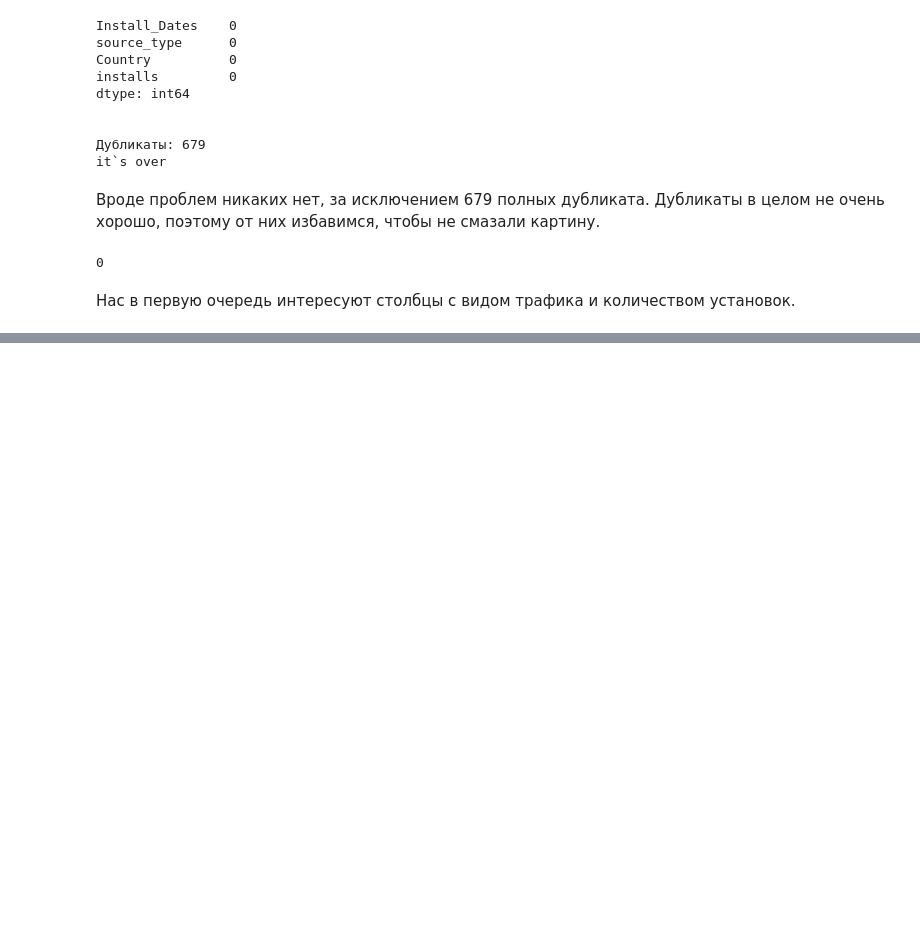
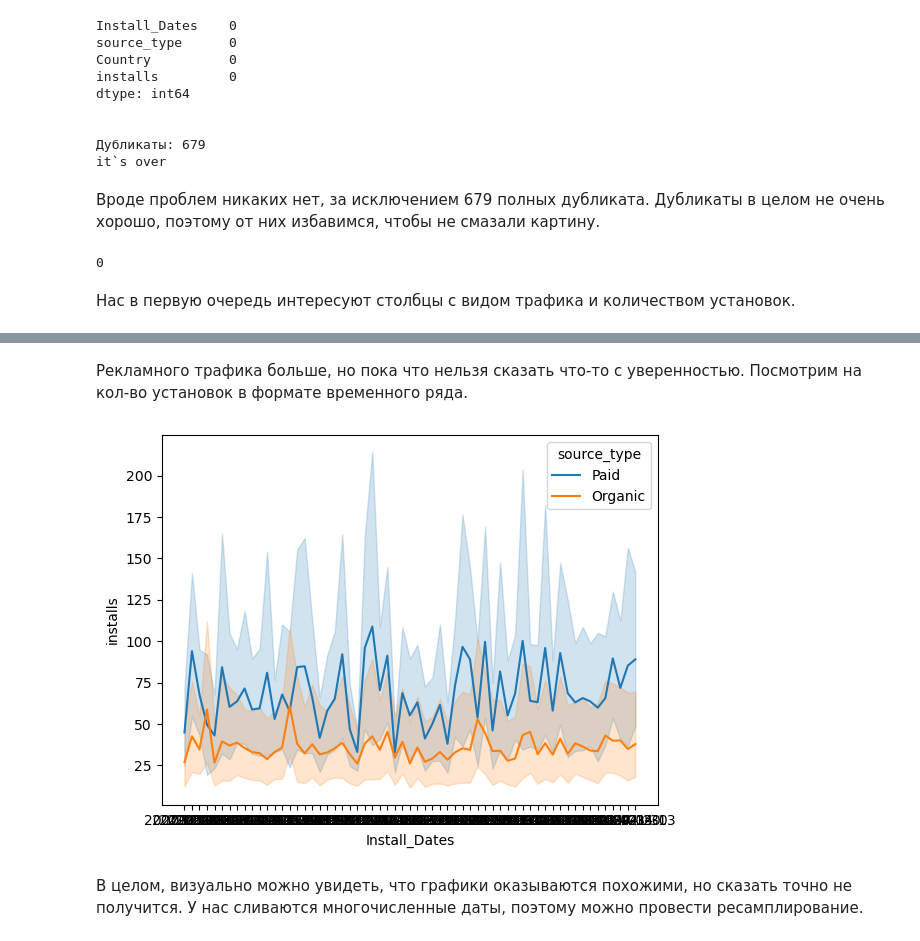
Before and after one commit to themjdex/skytec-games-test-job, a Jupyter notebook: 5_traffic_analysis.ipynb, the cells around one changed output, grey strips where cells are left out. Saved outputs shown, nothing was run; the diff lists cells and outputs as text; code cells hidden in the pictures; blank space fills up the shorter version.

```diff
--- a/5_traffic_analysis.ipynb
+++ b/5_traffic_analysis.ipynb
@@ -88,0 +96,8 @@ df.duplicated().sum()
+# %% [markdown]
+Рекламного трафика больше, но пока что нельзя сказать что-то с уверенностью. Посмотрим на кол-во установок в формате временного ряда.
+# %%
+sns.lineplot(data=df, x=df['Install_Dates'], y=df['installs'], hue=df['source_type']);
+# %% [output]
+[figure, added]
+# %% [markdown]
+В целом, визуально можно увидеть, что графики оказываются похожими, но сказать точно не получится. У нас сливаются многочисленные даты, поэтому можно провести ресамплирование.
```
Also changed, not shown: parts of 12 cells of this notebook.
